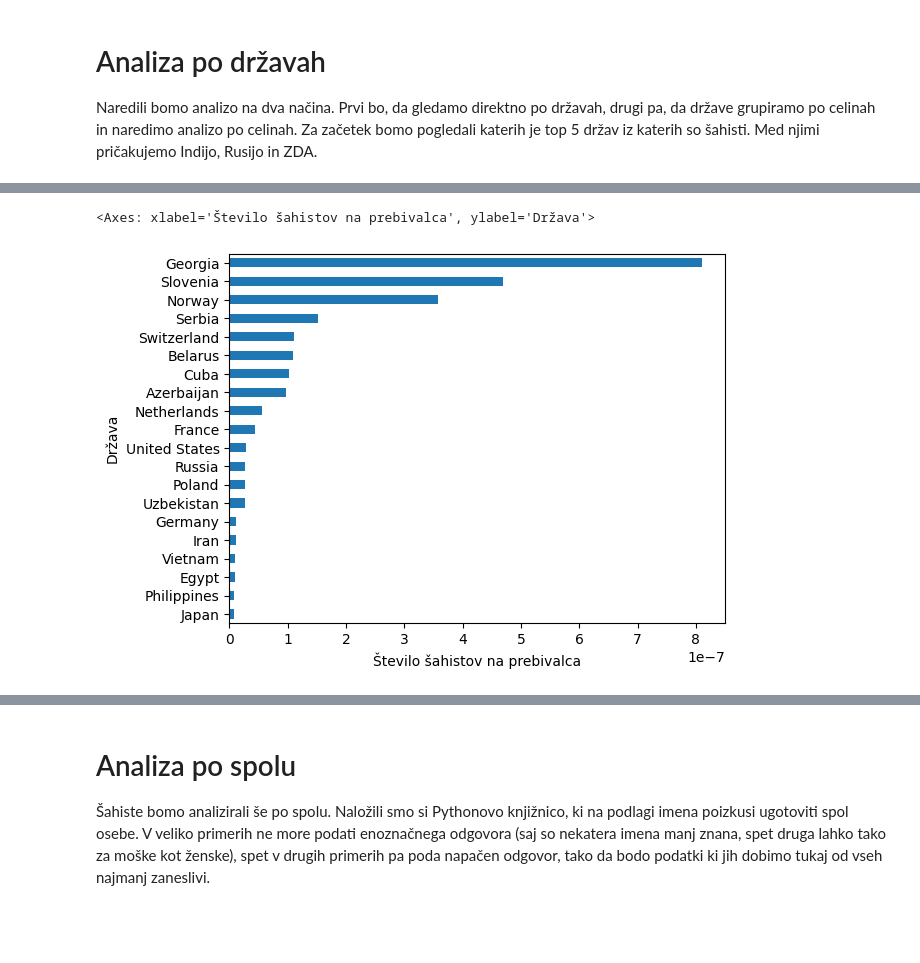
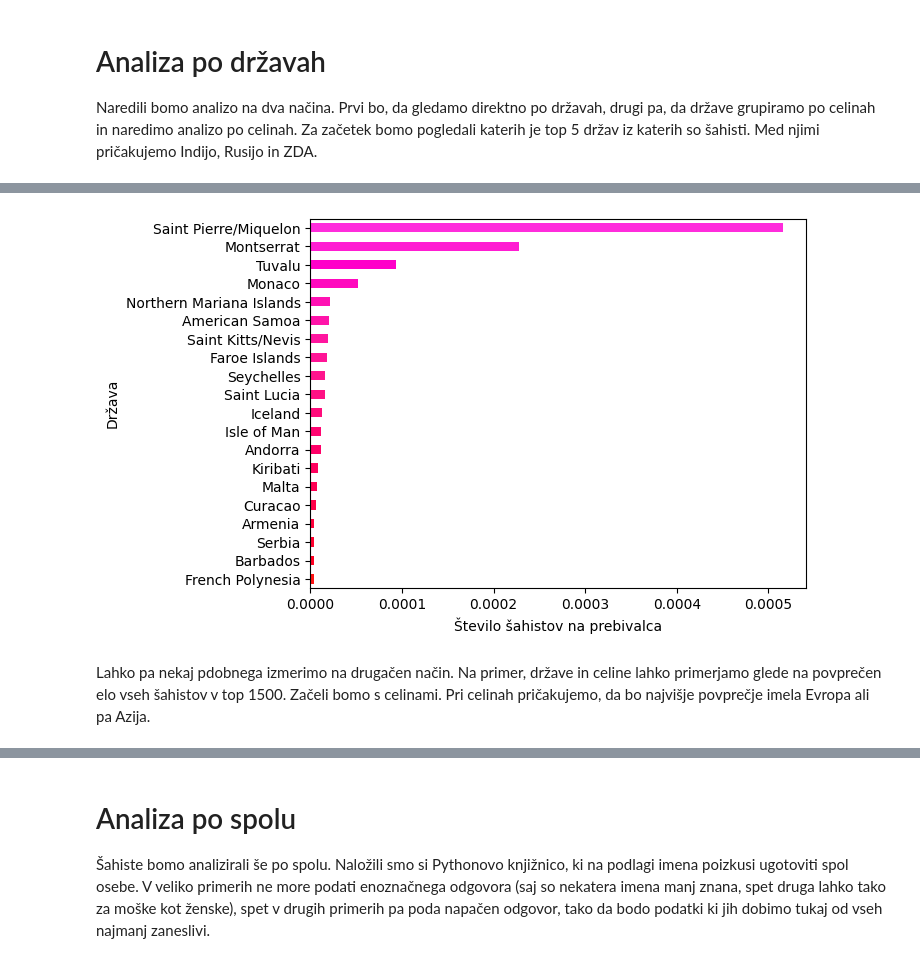
Before and after one commit to Matic-Pogorelec/Uvod_v_programiranje, a Jupyter notebook: analiza.ipynb, the cells around one changed output, grey strips where cells are left out. Drawn from its saved outputs; the diff is of its cells as text; code cells hidden in the pictures; blank space fills up the shorter version.

```diff
--- a/analiza.ipynb
+++ b/analiza.ipynb
@@ -2,6 +2,6 @@
 import pandas as pd
 import numpy as np
 import matplotlib.pyplot as plt
-sahisti = pd.read_csv("Glavna_tabela.csv")
-sahisti
+sahisti = pd.read_csv("csv_datoteke/Glavna_tabela.csv")
+sahisti[["Rang", "Id","Uporabniško ime","Elo","Naslov","Ime","Priimek","Država"]]
 # %% [output]
@@ -37,3 +35,12 @@ Sedaj podobno naredimo, le da namesto držav pogledamo Celine. Pričakujemo, da
 # %%
-(sahisti["Celina"].value_counts()).plot(kind="pie")
+sahisti["štej"] = 1
+barve = ["#2066a8","#8ec1da","#cde1ec","#ededed","#f6d6c2","#d47264"]
+graf = sahisti[["Celina","štej"]][sahisti["Celina"]!="napaka"].groupby("Celina")["štej"].sum()
+graf.plot(kind="pie",
+hatch=["\\","\\/","/"],
+explode = [0,0.05,0.05,0,0,0],
+shadow=True,autopct="%.2f",
+title = "Deleži šahistov glede na celine",
+label = "",
+colors = barve)
 # %% [output]
@@ -44,7 +51,21 @@ Kot smo že nakazali, morda golo število šahistov ni dober pokazatelj kako dob
 # %%
-
-sahisti[["Država","Reciprikal prebivalstva države"]].groupby("Država").sum().sort_values("Reciprikal prebivalstva države").tail(20).plot(kind = "barh", xlabel="Število šahistov na prebivalca", legend=False)
+barve = ["#fe1414","#ff0022","#ff002e",
+"#ff003b","#ff0048", "#ff0053",
+"#ff005e","#ff0068", "#ff0571",
+"#ff0c7b","#ff1184","#ff148d",
+"#ff1596","#ff169f","#ff14a9",
+"#ff11b3","#ff09be","#ff00c9",
+"#ff1dd2","#ff2cdc"]
+sahisti["Reciprikal prebivalstva države graf"] = sahisti["Reciprikal prebivalstva države"].apply(lambda x:
+float("nan") if x == "Ni znano" else x)
+sahisti["Reciprikal prebivalstva države graf"] = sahisti["Reciprikal prebivalstva države graf"].apply(lambda x: float(x))
+graf = sahisti[["Država","Reciprikal prebivalstva države graf"]].groupby("Država").sum()["Reciprikal prebivalstva države graf"]
+graf = graf.sort_values().tail(20).plot(kind = "barh",
+xlabel="Število šahistov na prebivalca",
+legend=False,
+color = barve)
 # %% [output]
-<Axes: xlabel='Število šahistov na prebivalca', ylabel='Država'>
-[figure, old version]
+[figure, new version]
+# %% [markdown]
+Lahko pa nekaj pdobnega izmerimo na drugačen način. Na primer, države in celine lahko primerjamo glede na povprečen elo vseh šahistov v top 1500. Začeli bomo s celinami. Pri celinah pričakujemo, da bo najvišje povprečje imela Evropa ali pa Azija.
 # %%
```
Also changed, not shown: parts of 59 cells of this notebook, 9 other files.
